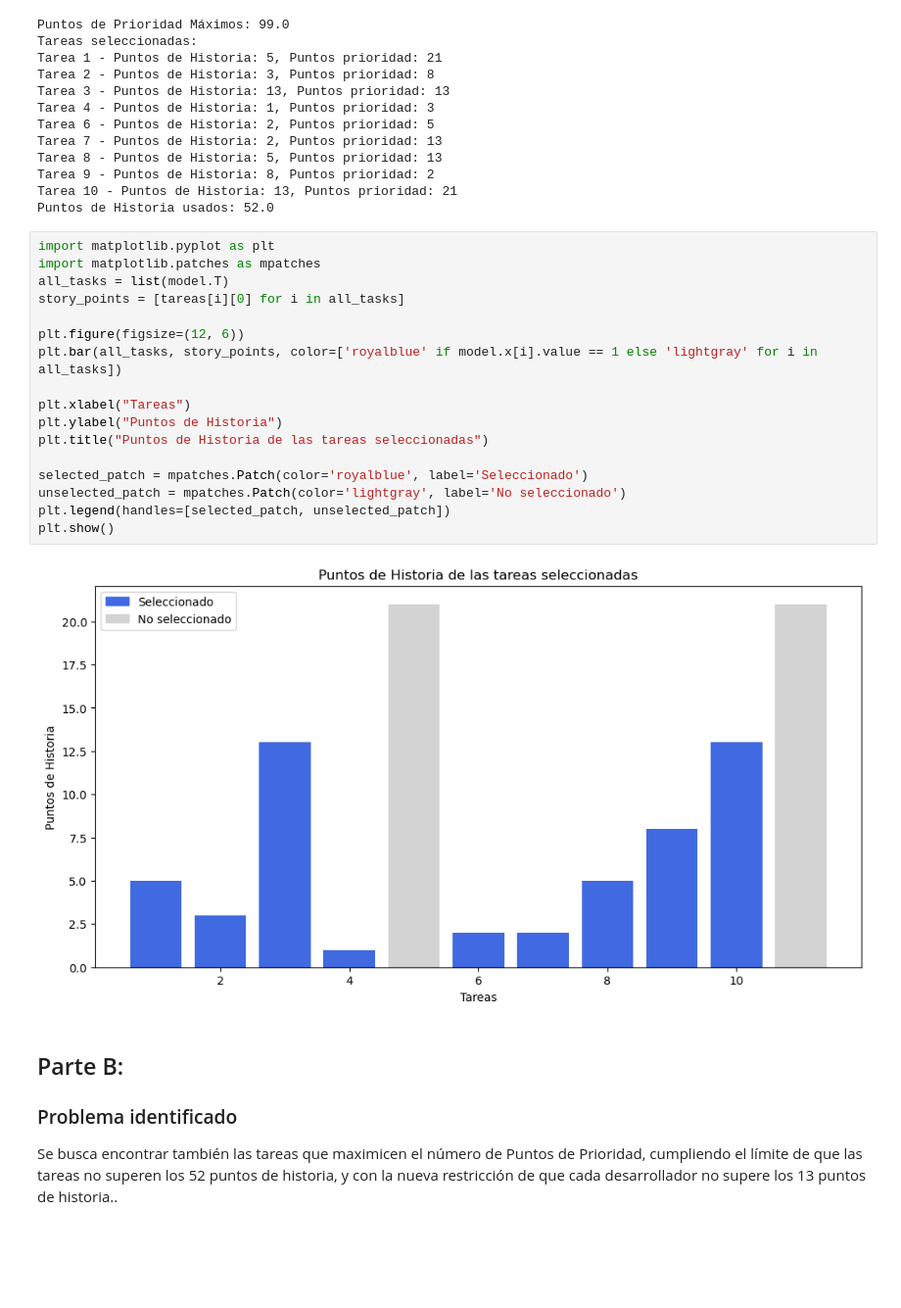
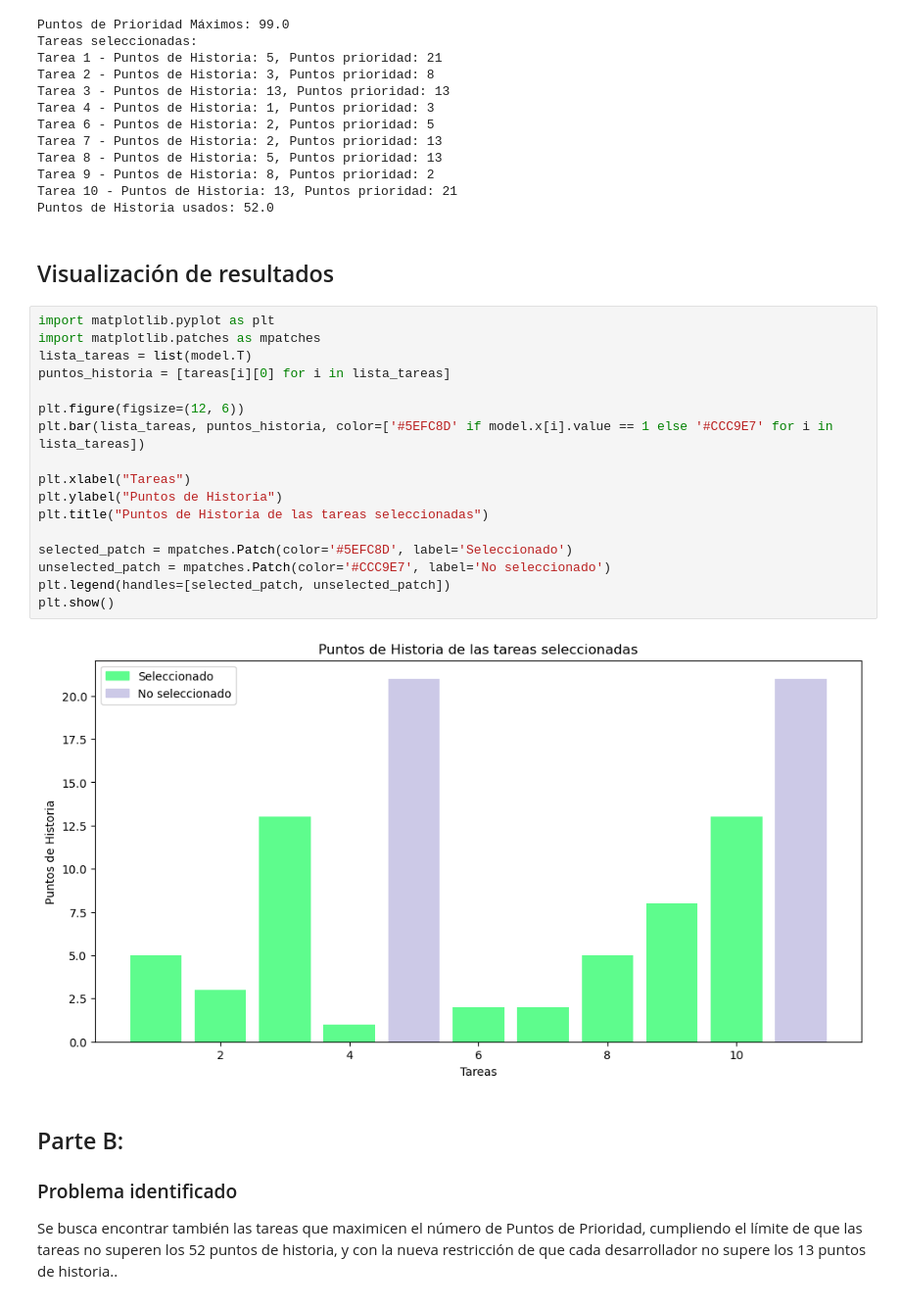
Before and after one commit to Mateo-Lopez83/labs_Mos_MateoLopez_IgnacioChaparro, a Jupyter notebook: Lab1MOS.ipynb, the cells around one changed output. Shown: that part at 98% size. Drawn from its saved outputs; the diff is of its cells as text; blank space fills up the shorter version.

Commit message:
graficas punto 2 a y b hechas

```diff
--- a/Lab1MOS.ipynb
+++ b/Lab1MOS.ipynb
@@ -115,25 +115,27 @@ Tarea 8 - Puntos de Historia: 5, Puntos prioridad: 13
 Tarea 9 - Puntos de Historia: 8, Puntos prioridad: 2
 Tarea 10 - Puntos de Historia: 13, Puntos prioridad: 21
 Puntos de Historia usados: 52.0
+# %% [markdown]
+## Visualización de resultados
 # %%
 import matplotlib.pyplot as plt
 import matplotlib.patches as mpatches
-all_tasks = list(model.T)
-story_points = [tareas[i][0] for i in all_tasks]
+lista_tareas = list(model.T)
+puntos_historia = [tareas[i][0] for i in lista_tareas]
 
 plt.figure(figsize=(12, 6))
-plt.bar(all_tasks, story_points, color=['royalblue' if model.x[i].value == 1 else 'lightgray' for i in all_tasks])
+plt.bar(lista_tareas, puntos_historia, color=['#5EFC8D' if model.x[i].value == 1 else '#CCC9E7' for i in lista_tareas])
 
 plt.xlabel("Tareas")
 plt.ylabel("Puntos de Historia")
 plt.title("Puntos de Historia de las tareas seleccionadas")
 
-selected_patch = mpatches.Patch(color='royalblue', label='Seleccionado')
-unselected_patch = mpatches.Patch(color='lightgray', label='No seleccionado')
+selected_patch = mpatches.Patch(color='#5EFC8D', label='Seleccionado')
+unselected_patch = mpatches.Patch(color='#CCC9E7', label='No seleccionado')
 plt.legend(handles=[selected_patch, unselected_patch])
 plt.show()
 # %% [output]
-[figure, old version]
+[figure, new version]
 # %% [markdown]
 
 ## Parte B:
```
Also changed, not shown: parts of 9 cells of this notebook.
